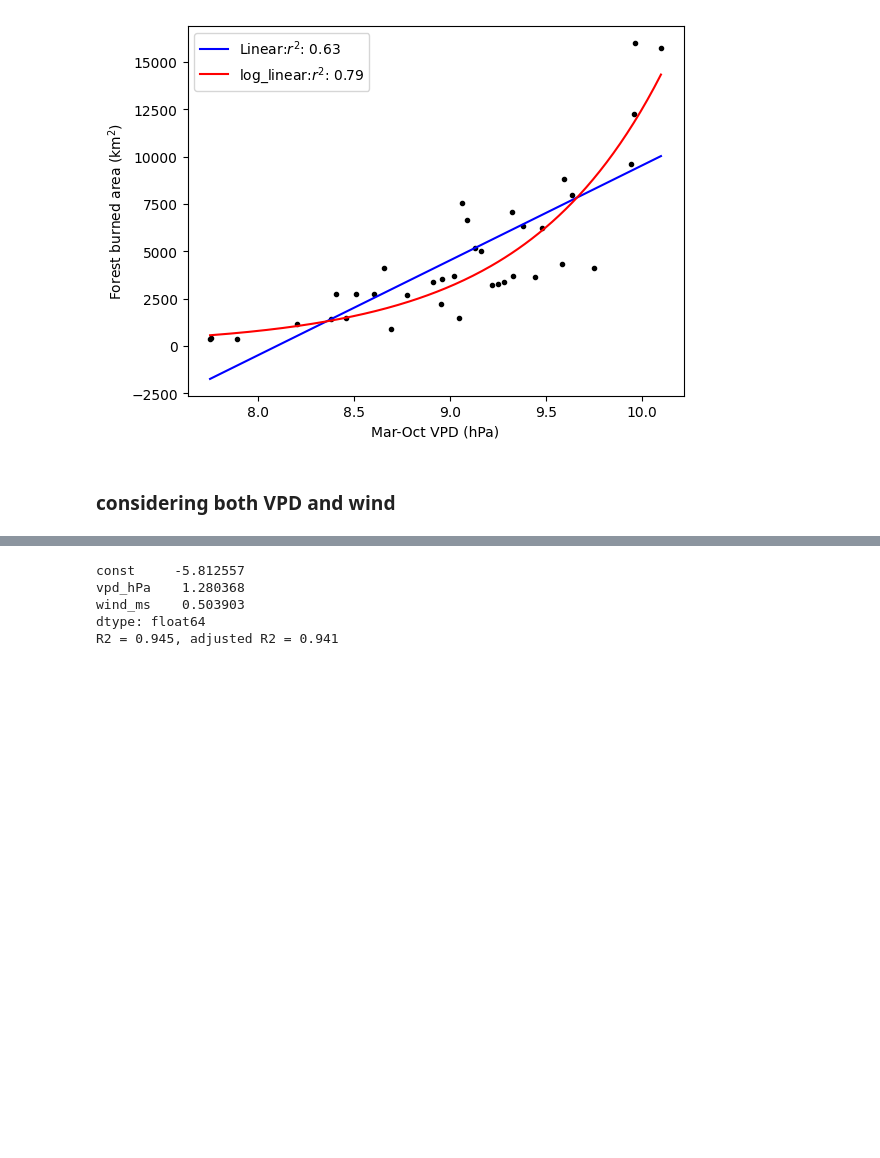
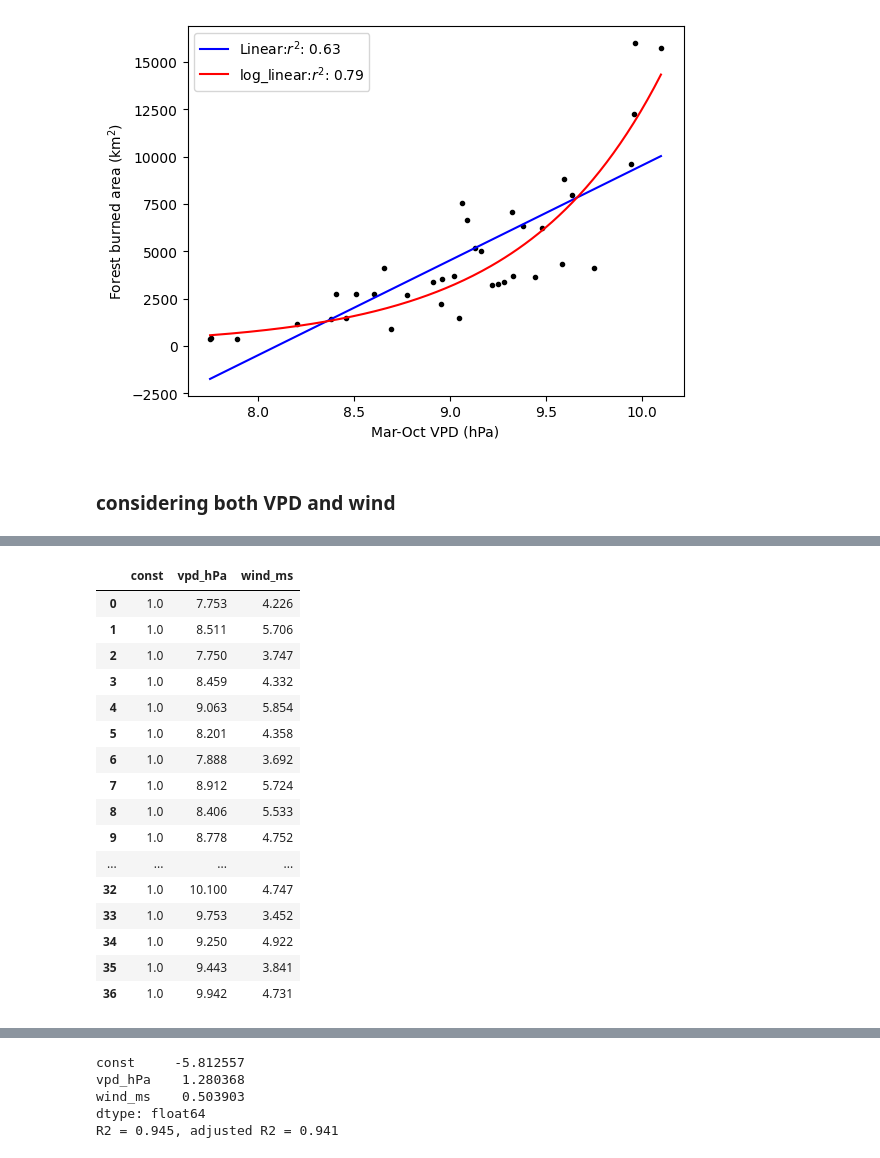
Before and after one commit to cl3225/CLMTG-5060, a Jupyter notebook: Lecture09_example.ipynb, the cells around one changed output, grey strips where cells are left out. Drawn from its saved outputs; the diff is of its cells as text; code cells hidden in the pictures; blank space fills up the shorter version.

```diff
--- a/Lecture09_example.ipynb
+++ b/Lecture09_example.ipynb
@@ -135,6 +199,25 @@ plt.savefig('ols_afab_vpd.png', dpi=200)
 # %%
 ## need to modify X
 X = sm.add_constant(df[['vpd_hPa', 'wind_ms']])
+X
+# %% [output]
+|  | const | vpd_hPa | wind_ms |
+| 0 | 1.0 | 7.753 | 4.226 |
+| 1 | 1.0 | 8.511 | 5.706 |
+| 2 | 1.0 | 7.750 | 3.747 |
+| 3 | 1.0 | 8.459 | 4.332 |
+| 4 | 1.0 | 9.063 | 5.854 |
+| 5 | 1.0 | 8.201 | 4.358 |
+| 6 | 1.0 | 7.888 | 3.692 |
+| 7 | 1.0 | 8.912 | 5.724 |
+| 8 | 1.0 | 8.406 | 5.533 |
+| 9 | 1.0 | 8.778 | 4.752 |
+| ... | ... | ... | ... |
+| 32 | 1.0 | 10.100 | 4.747 |
+| 33 | 1.0 | 9.753 | 3.452 |
+| 34 | 1.0 | 9.250 | 4.922 |
+| 35 | 1.0 | 9.443 | 3.841 |
+| 36 | 1.0 | 9.942 | 4.731 |
 # %%
 m2 = sm.OLS(np.log(y), X).fit()
 m2.summary()
```
Also changed, not shown: parts of 14 cells of this notebook.
